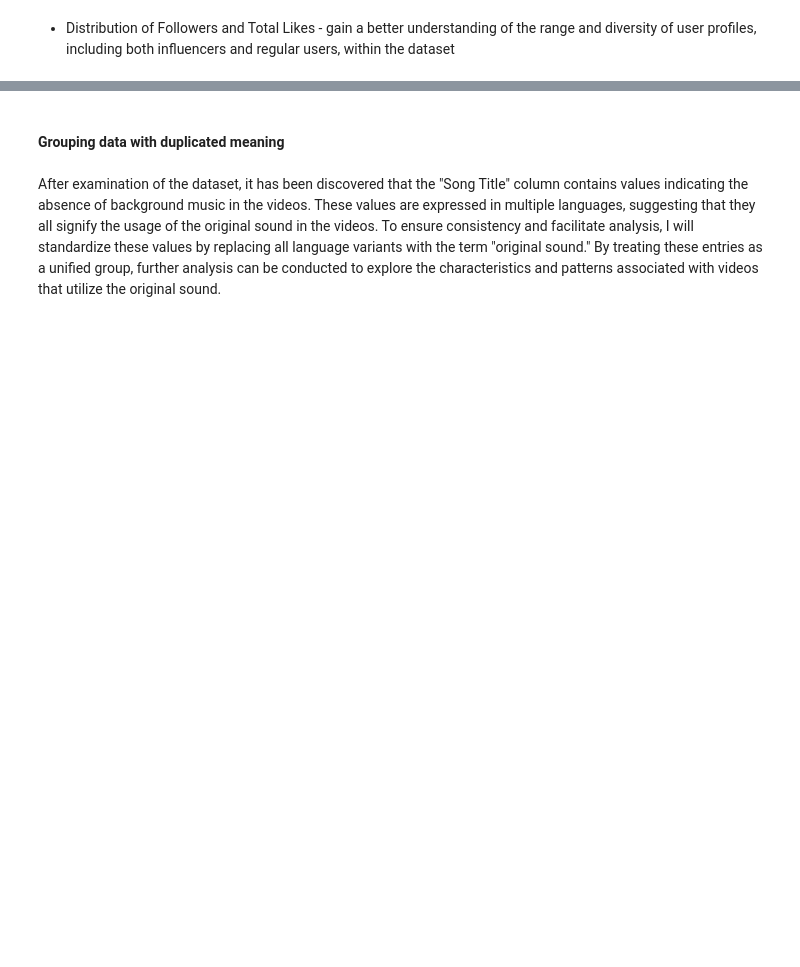
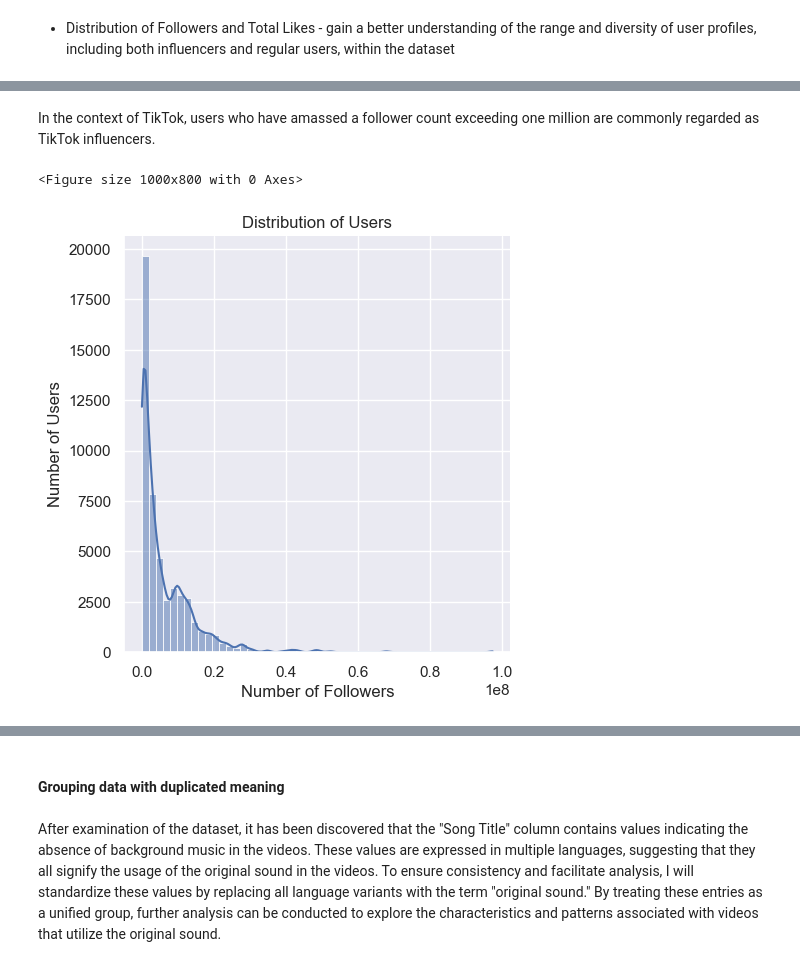
Before and after one commit to tianlan8/TikTok_Engagement_Rate_Analysis_Prediction, a Jupyter notebook: Notebooks/Tian Lan_Capstone project_2 (EDA).ipynb, the cells around one changed output, grey strips where cells are left out. Drawn from its saved outputs; the diff is of its cells as text; code cells hidden in the pictures; blank space fills up the shorter version.

```diff
--- a/Notebooks/Tian Lan_Capstone project_2 (EDA).ipynb
+++ b/Notebooks/Tian Lan_Capstone project_2 (EDA).ipynb
@@ -68,2 +116,6 @@ from above we can see that the features related to enagement is heavilt skewed a
 # %% [markdown]
 - Distribution of Followers and Total Likes - gain a better understanding of the range and diversity of user profiles, including both influencers and regular users, within the dataset
+# %%
+user_df = clean_df[['User_ID', 'Followers', 'Total Likes', 'Total Videos']].drop_duplicates('User_ID')
+
+user_df
@@ -69,0 +136,14 @@ from above we can see that the features related to enagement is heavilt skewed a
+# %% [markdown]
+In the context of TikTok, users who have amassed a follower count exceeding one million are commonly regarded as TikTok influencers.
+# %%
+plt.figure(figsize=(10,8))
+
+sns.displot(user_df, x='Followers', bins=50, kde=True)
+plt.title('Distribution of Users')
+plt.xlabel('Number of Followers')
+plt.ylabel('Number of Users')
+
+plt.show()
+# %% [output]
+<Figure size 1000x800 with 0 Axes>
+[figure, added]
```
Also changed, not shown: parts of 37 cells of this notebook, 2 other files.
